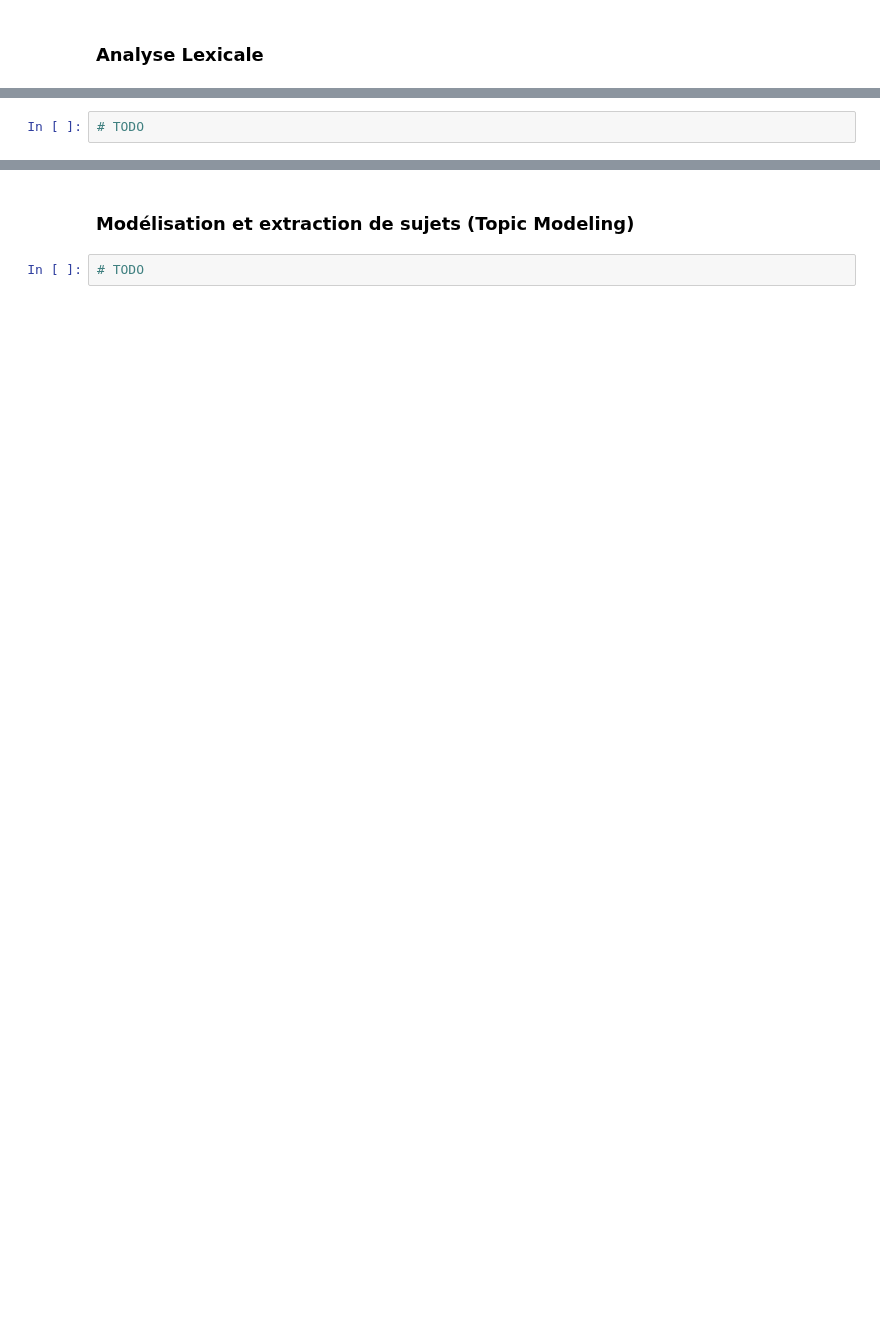
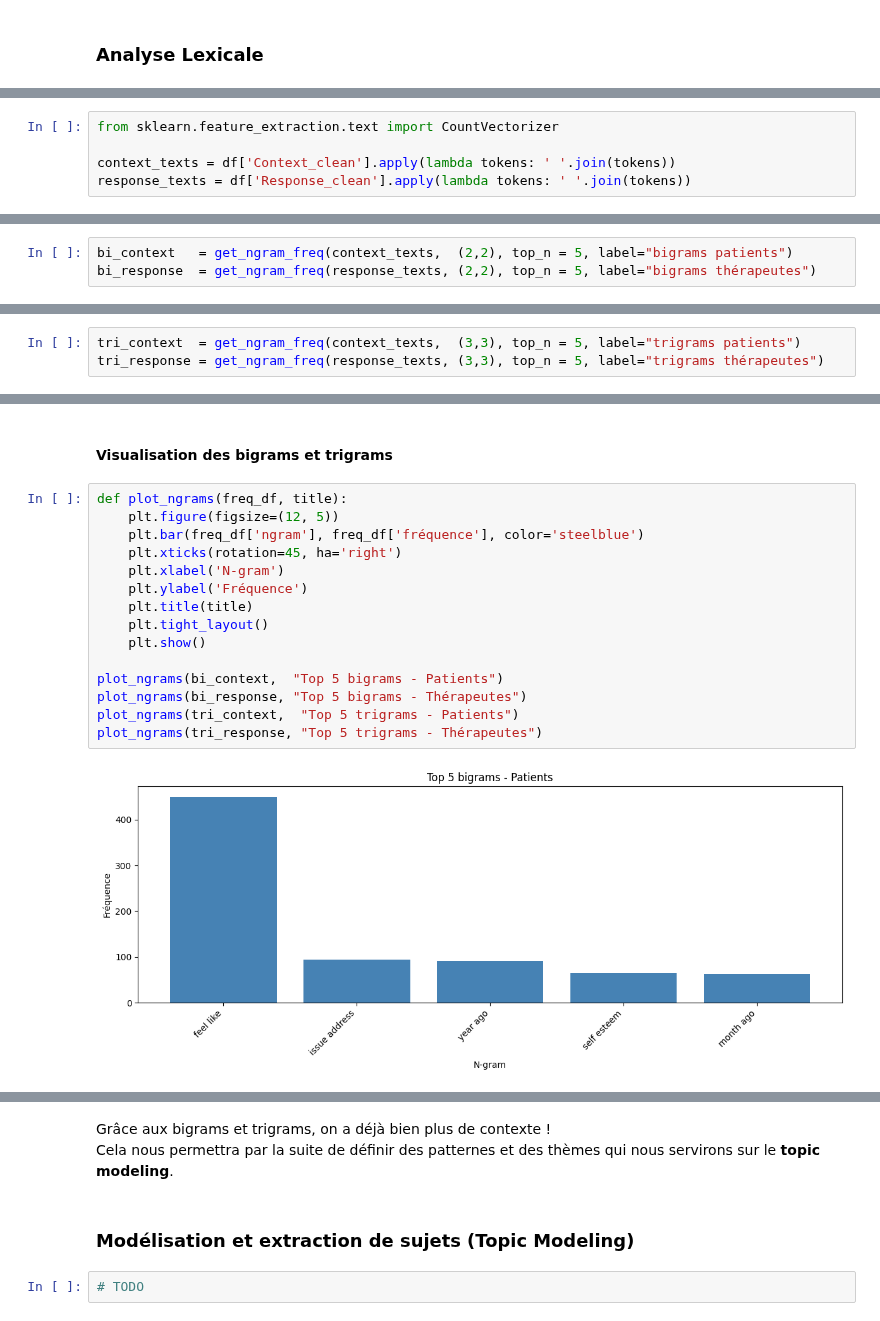
Before and after one commit to cypnet/Analyse-de-conversations-sur-la-sant-mentale-, a Jupyter notebook: LOGAN/ETAPE1-Exploration_jeu_de_donnees.ipynb, the cells around one changed output, grey strips where cells are left out. Drawn from its saved outputs; the diff is of its cells as text; blank space fills up the shorter version.

```diff
--- a/LOGAN/ETAPE1-Exploration_jeu_de_donnees.ipynb
+++ b/LOGAN/ETAPE1-Exploration_jeu_de_donnees.ipynb
@@ -606,2 +675,5 @@ plt.show()
 # %%
-# TODO
+from sklearn.feature_extraction.text import CountVectorizer
+
+context_texts = df['Context_clean'].apply(lambda tokens: ' '.join(tokens))
+response_texts = df['Response_clean'].apply(lambda tokens: ' '.join(tokens))
@@ -607,0 +787,3 @@ plt.show()
+# %%
+bi_context   = get_ngram_freq(context_texts,  (2,2), top_n = 5, label="bigrams patients")
+bi_response  = get_ngram_freq(response_texts, (2,2), top_n = 5, label="bigrams thérapeutes")
@@ -607,0 +808,3 @@ plt.show()
+# %%
+tri_context  = get_ngram_freq(context_texts,  (3,3), top_n = 5, label="trigrams patients")
+tri_response = get_ngram_freq(response_texts, (3,3), top_n = 5, label="trigrams thérapeutes")
@@ -607,0 +827,19 @@ plt.show()
+# %% [markdown]
+<h4>Visualisation des bigrams et trigrams</h4>
+# %%
+def plot_ngrams(freq_df, title):
+    plt.figure(figsize=(12, 5))
+    plt.bar(freq_df['ngram'], freq_df['fréquence'], color='steelblue')
+    plt.xticks(rotation=45, ha='right')
+    plt.xlabel('N-gram')
+    plt.ylabel('Fréquence')
+    plt.title(title)
+    plt.tight_layout()
+    plt.show()
+
+plot_ngrams(bi_context,  "Top 5 bigrams - Patients")
+plot_ngrams(bi_response, "Top 5 bigrams - Thérapeutes")
+plot_ngrams(tri_context,  "Top 5 trigrams - Patients")
+plot_ngrams(tri_response, "Top 5 trigrams - Thérapeutes")
+# %% [output]
+[figure, added]
@@ -608,3 +849,6 @@ plt.show()
+# %% [markdown]
+Grâce aux bigrams et trigrams, on a déjà bien plus de contexte !
+Cela nous permettra par la suite de définir des patternes et des thèmes qui nous servirons sur le **topic modeling**.
 # %% [markdown]
 <h3>Modélisation et extraction de sujets (Topic Modeling)</h3>
 # %%
```
Also changed, not shown: parts of 21 cells of this notebook.
